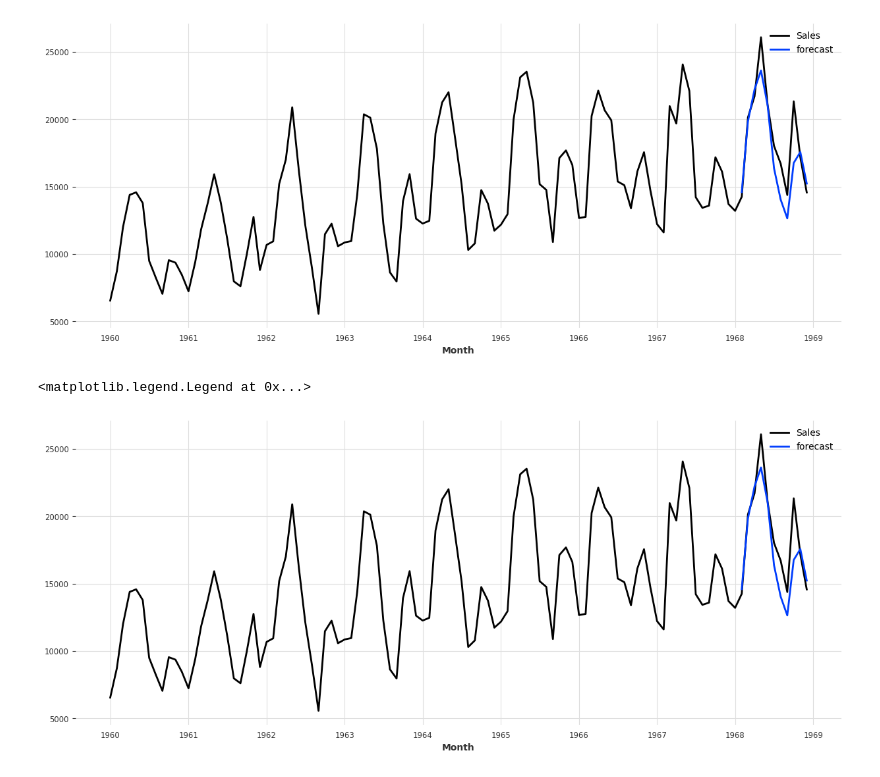
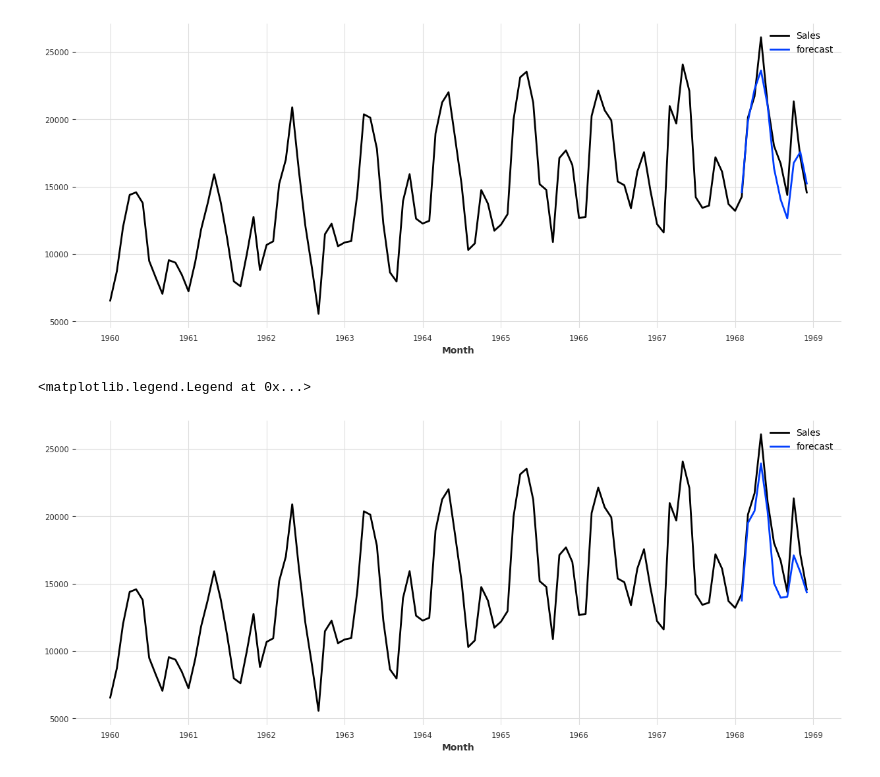
Before and after one commit to SeiyaCM/developersIO-article, a Jupyter notebook: Manufacturing/dartsで自動車の販売台数を予測してみた/source/main.ipynb, the cells around one changed output. Saved outputs shown, nothing was run; the diff lists cells and outputs as text; code cells hidden in the pictures.

```diff
--- a/Manufacturing/dartsで自動車の販売台数を予測してみた/source/main.ipynb
+++ b/Manufacturing/dartsで自動車の販売台数を予測してみた/source/main.ipynb
@@ -39,12 +39,12 @@ plt.legend()
 # %%
 # ARIMA
 arima = ARIMA()
 arima.fit(train)
 arima_perd = arima.predict(len(val))
 
 series.plot()
-exponetial_pred.plot(label="forecast", low_quantile=0.05, high_quantile=0.95)
+arima_perd.plot(label="forecast", low_quantile=0.05, high_quantile=0.95)
 plt.legend()
 # %% [output]
 <matplotlib.legend.Legend at 0x...>
-[figure, old version]
+[figure, new version]
```
Also changed, not shown: 2 other files.
